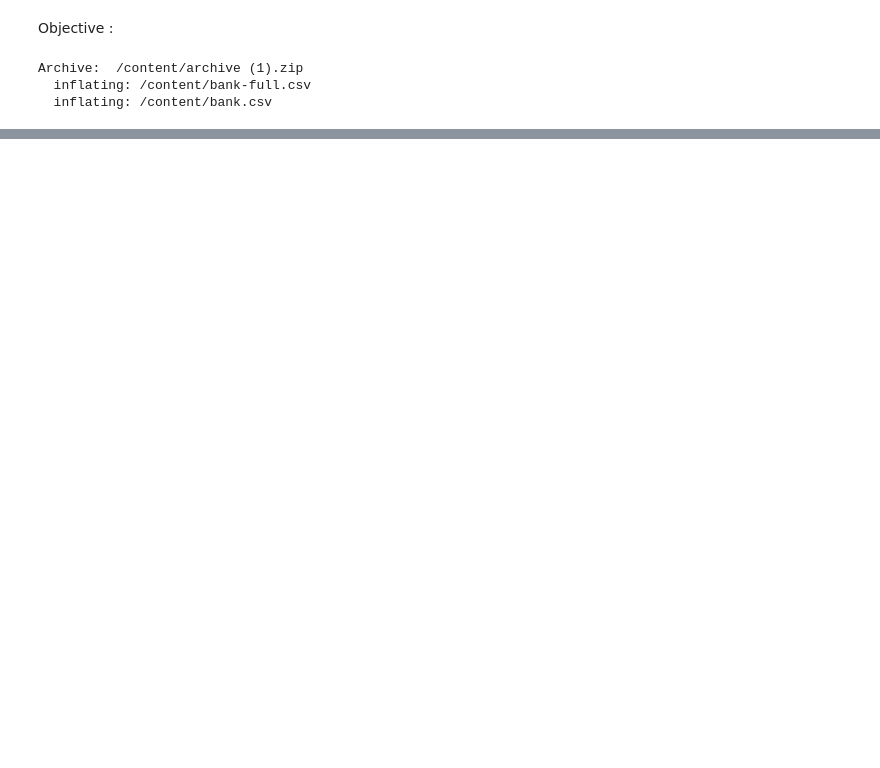
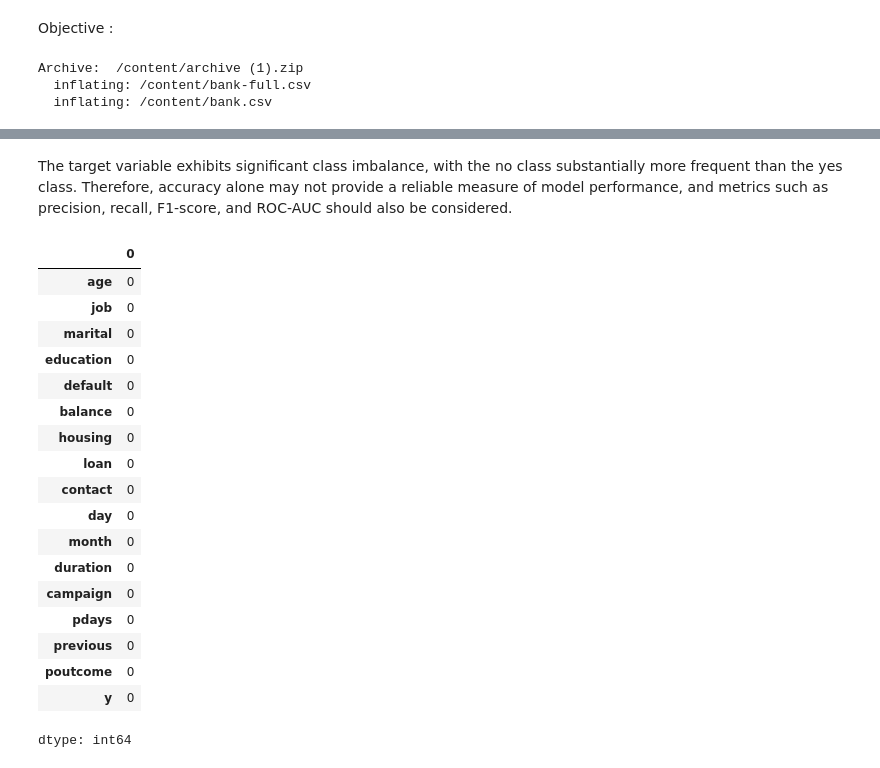
Before and after one commit to AtharvaChitnis/PGIT, a Jupyter notebook: Marketing_Research_ML.ipynb, the cells around one changed output, grey strips where cells are left out. Saved outputs shown, nothing was run; the diff lists cells and outputs as text; code cells hidden in the pictures; blank space fills up the shorter version.

```diff
--- a/Marketing_Research_ML.ipynb
+++ b/Marketing_Research_ML.ipynb
@@ -27,0 +73,24 @@ display(df.head())
+# %% [markdown]
+The target variable exhibits significant class imbalance, with the no class substantially more frequent than the yes class. Therefore, accuracy alone may not provide a reliable measure of model performance, and metrics such as precision, recall, F1-score, and ROC-AUC should also be considered.
+# %%
+display(df.isnull().sum())
+# %% [output]
+|  | 0 |
+| age | 0 |
+| job | 0 |
+| marital | 0 |
+| education | 0 |
+| default | 0 |
+| balance | 0 |
+| housing | 0 |
+| loan | 0 |
+| contact | 0 |
+| day | 0 |
+| month | 0 |
+| duration | 0 |
+| campaign | 0 |
+| pdays | 0 |
+| previous | 0 |
+| poutcome | 0 |
+| y | 0 |
+dtype: int64
```
Also changed, not shown: parts of 5 cells of this notebook.
